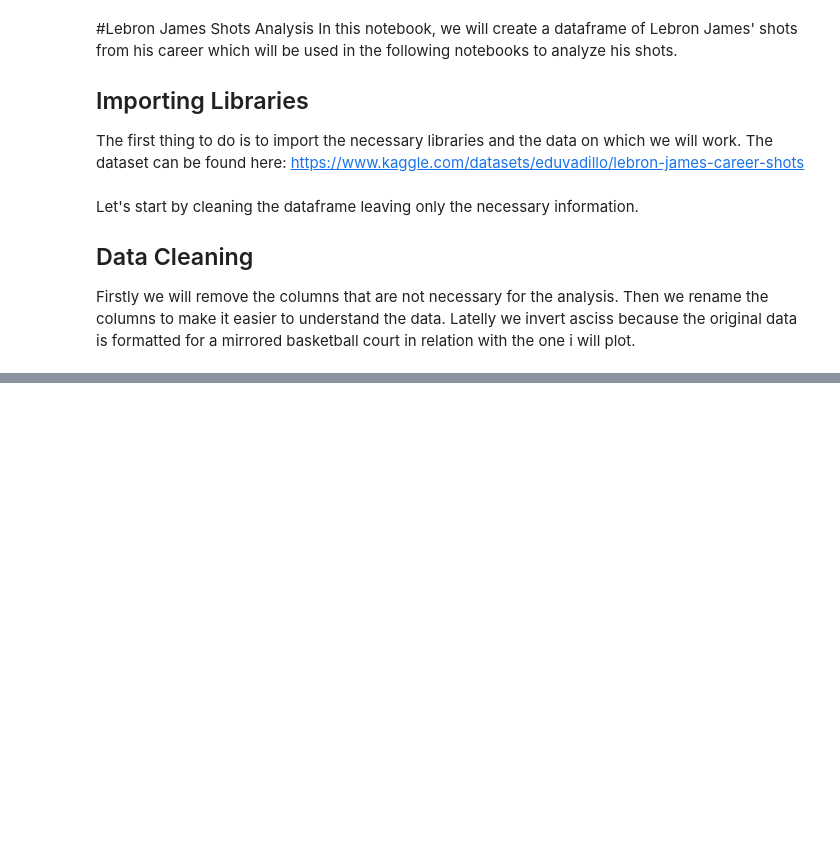
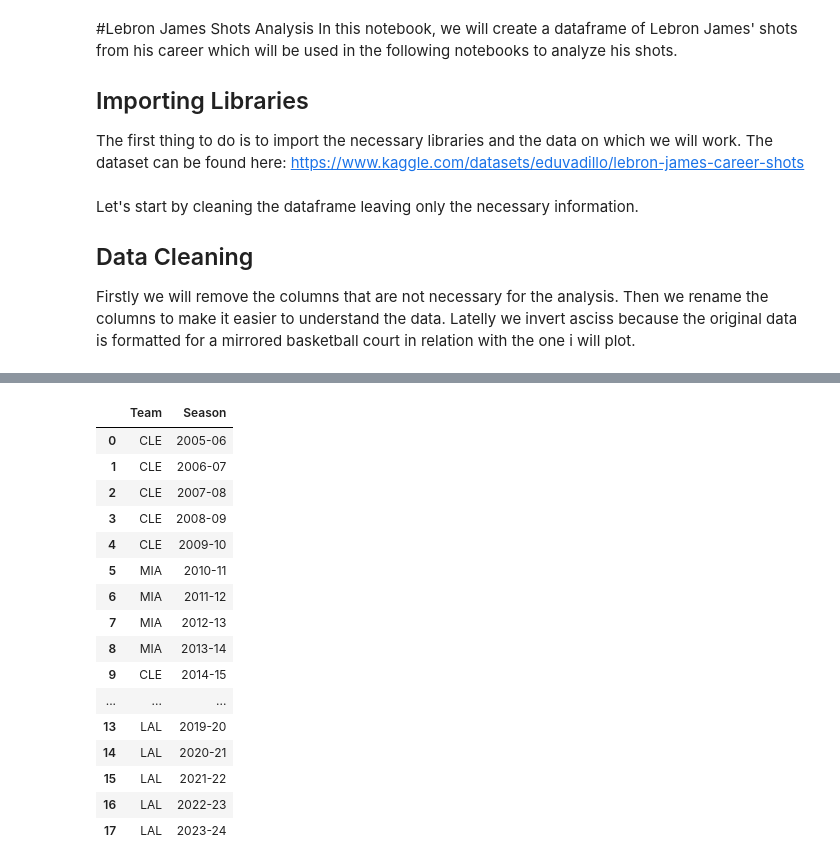
Before and after one commit to francescobortuzzo/DataScienceProject, a Jupyter notebook: estrazione_dati/data.ipynb, the cells around one changed output, grey strips where cells are left out. Saved outputs shown, nothing was run; the diff lists cells and outputs as text; code cells hidden in the pictures; blank space fills up the shorter version.

```diff
--- a/estrazione_dati/data.ipynb
+++ b/estrazione_dati/data.ipynb
@@ -162,0 +139,45 @@ From this dataset we will build a new one with the following columns:
+# %%
+teams = ['CLE', 'MIA', 'LAL']
+season = ['2005-06', '2006-07', '2007-08', '2008-09', '2009-10', '2010-11', '2011-12', '2012-13', '2013-14', '2014-15', '2015-16', '2016-17', '2017-18', '2019-20', '2020-21', '2021-22', '2022-23', '2023-24']
+
+data = []
+
+# Aggiunta delle tuple per CLE
+for year in season[:5]:
+    data.append(('CLE', year))
+
+# Aggiunta delle tuple per MIA
+for year in season[5:9]:
+    data.append(('MIA', year))
+
+# Aggiunta delle tuple per CLE
+for year in season[9:13]:
+    data.append(('CLE', year))
+
+# Aggiunta delle tuple per LAL
+for year in season[13:]:
+    data.append(('LAL', year))
+
+# Creazione del DataFrame
+dfAUX2 = pd.DataFrame(data, columns=['Team', 'Season'])
+
+# Visualizzazione del DataFrame
+display(dfAUX2)
+# %% [output]
+|  | Team | Season |
+| 0 | CLE | 2005-06 |
+| 1 | CLE | 2006-07 |
+| 2 | CLE | 2007-08 |
+| 3 | CLE | 2008-09 |
+| 4 | CLE | 2009-10 |
+| 5 | MIA | 2010-11 |
+| 6 | MIA | 2011-12 |
+| 7 | MIA | 2012-13 |
+| 8 | MIA | 2013-14 |
+| 9 | CLE | 2014-15 |
+| ... | ... | ... |
+| 13 | LAL | 2019-20 |
+| 14 | LAL | 2020-21 |
+| 15 | LAL | 2021-22 |
+| 16 | LAL | 2022-23 |
+| 17 | LAL | 2023-24 |
```
Also changed, not shown: parts of 12 cells of this notebook.
